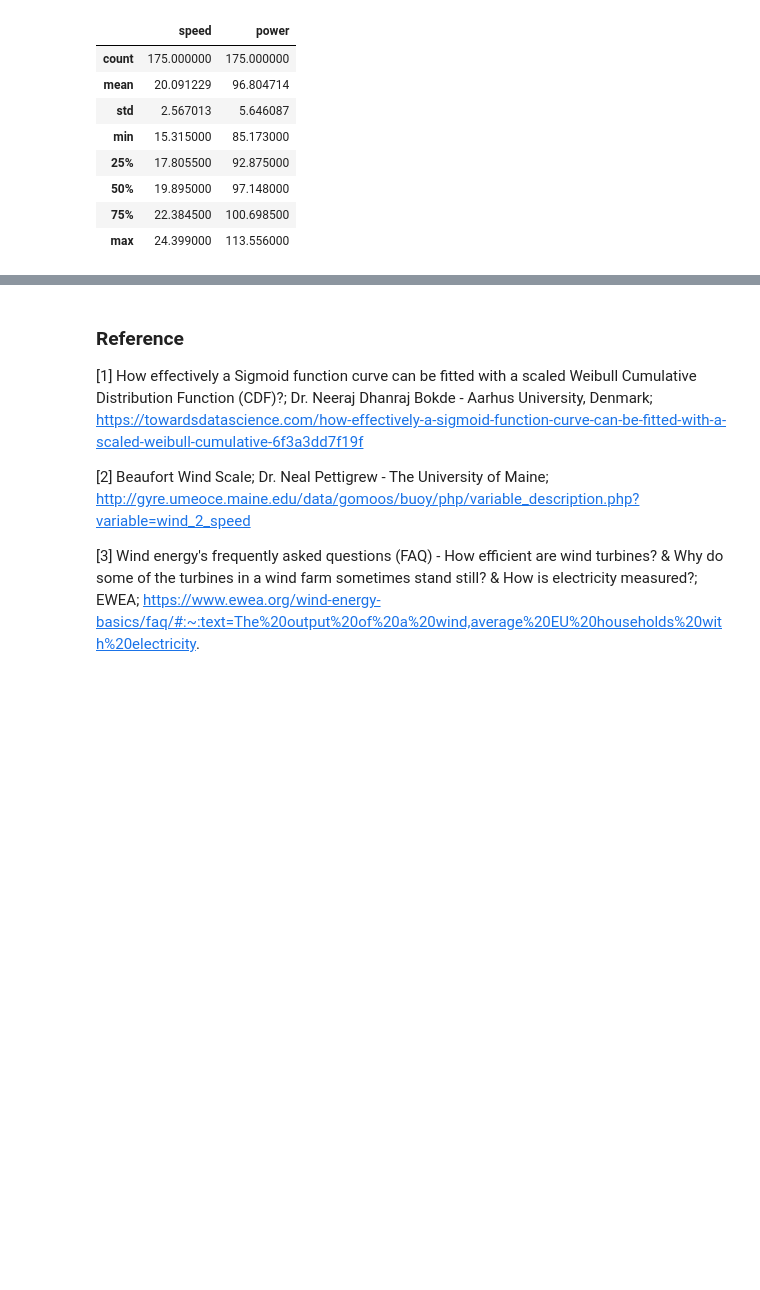
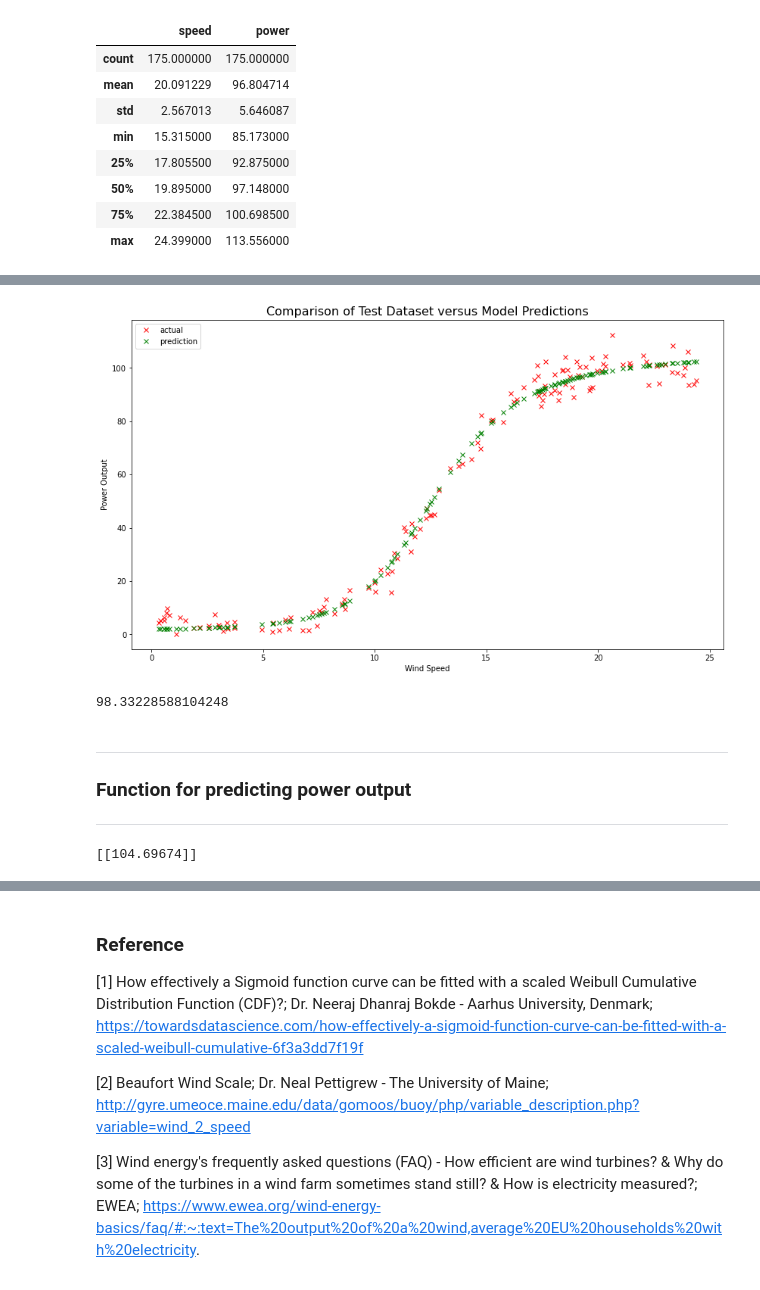
Before and after one commit to markcot/ProjMachLearn, a Jupyter notebook: Project.ipynb, the cells around one changed output, grey strips where cells are left out. Drawn from its saved outputs; the diff is of its cells as text; code cells hidden in the pictures; blank space fills up the shorter version.

```diff
--- a/Project.ipynb
+++ b/Project.ipynb
@@ -564,0 +637,20 @@ plt.legend();
+# %%
+plt.plot(test['speed']*25, test['power']*120, 'rx', label='actual')
+plt.plot(test['speed']*25, model_alt1.predict(test['speed'])*120, 'gx', label='prediction')
+plt.title("Comparison of Test Dataset versus Model Predictions", fontsize = 16)
+plt.xlabel("Wind Speed")
+plt.ylabel("Power Output")
+plt.legend();
+# %% [output]
+[figure, added]
+# %%
+# Testing of the model prediction
+print(model.predict([20/25])[0][0]*120)
+# %% [output]
+98.33228588104248
+# %% [markdown]
+***
+
+### Function for predicting power output
+
+***
@@ -565,3 +680,7 @@ plt.legend();
+# %%
+print(power_output(5546))
+# %% [output]
+[[104.69674]]
 # %% [markdown]
 ***
 
```
Also changed, not shown: parts of 15 cells of this notebook.
